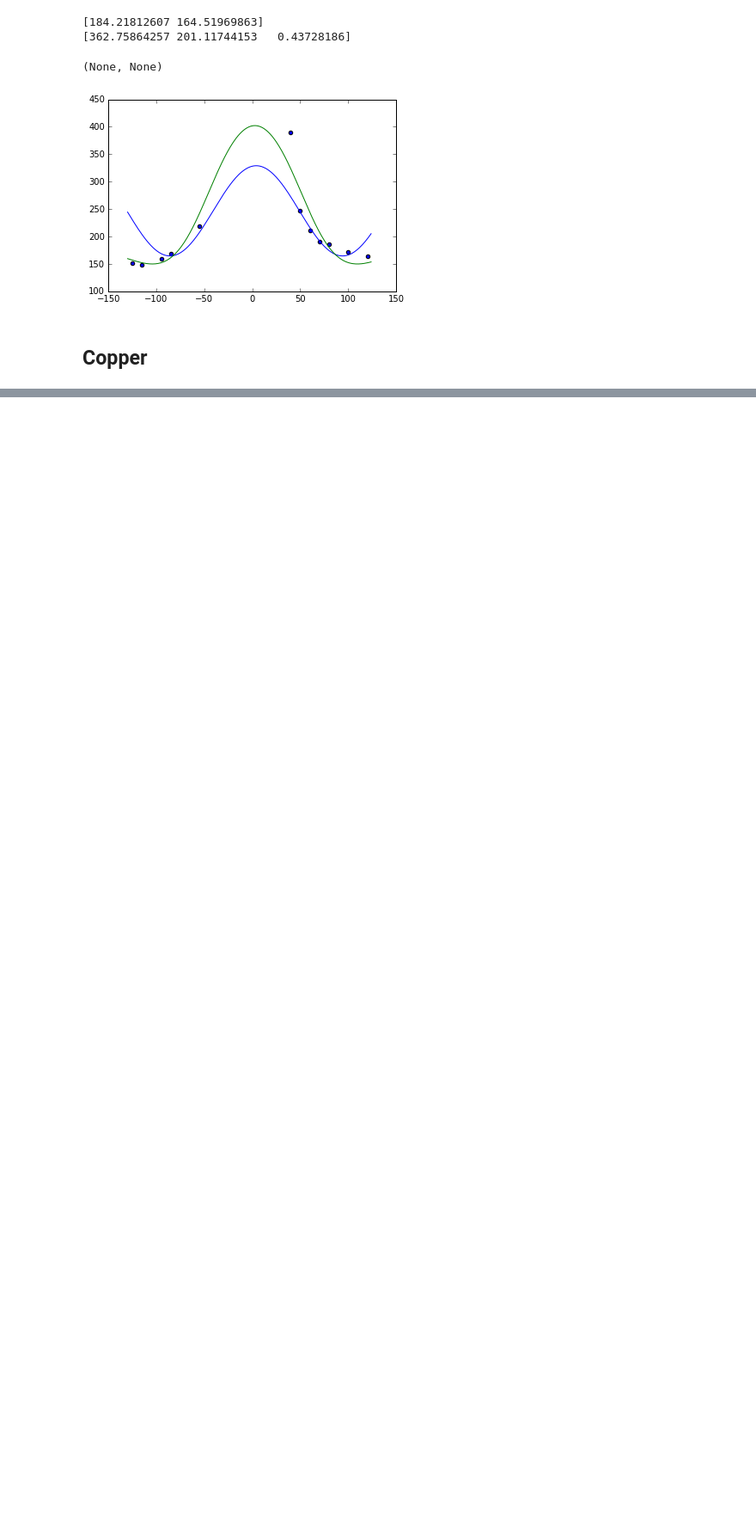
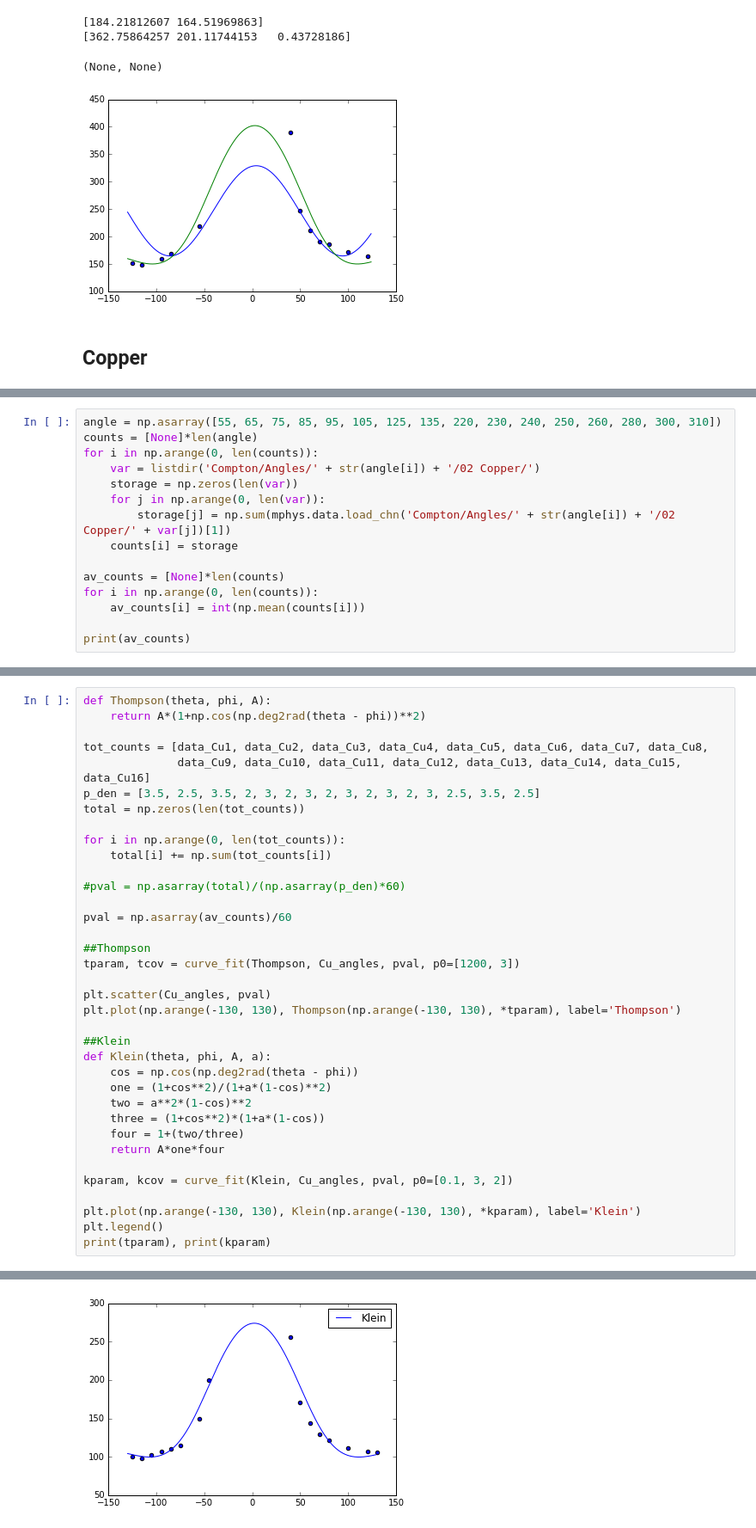
Before and after one commit to jmanlarkin/Compton, a Jupyter notebook: Scattering Fits.ipynb, the cells around one changed output, grey strips where cells are left out. Shown at 86% size. Drawn from its saved outputs; the diff is of its cells as text; blank space fills up the shorter version.

```diff
--- a/Scattering Fits.ipynb
+++ b/Scattering Fits.ipynb
@@ -1007,0 +987,15 @@ print(Chi2(Cu_angles, Cu_cov, Cu_energies, Cu_energies_err))
+# %%
+angle = np.asarray([55, 65, 75, 85, 95, 105, 125, 135, 220, 230, 240, 250, 260, 280, 300, 310])
+counts = [None]*len(angle)
+for i in np.arange(0, len(counts)):
+    var = listdir('Compton/Angles/' + str(angle[i]) + '/02 Copper/')
+    storage = np.zeros(len(var))
+    for j in np.arange(0, len(var)):
+        storage[j] = np.sum(mphys.data.load_chn('Compton/Angles/' + str(angle[i]) + '/02 Copper/' + var[j])[1])
+    counts[i] = storage
+
+av_counts = [None]*len(counts)
+for i in np.arange(0, len(counts)):
+    av_counts[i] = int(np.mean(counts[i]))
+
+print(av_counts)
@@ -1007,0 +1004,37 @@ print(Chi2(Cu_angles, Cu_cov, Cu_energies, Cu_energies_err))
+# %%
+def Thompson(theta, phi, A):
+    return A*(1+np.cos(np.deg2rad(theta - phi))**2)
+
+tot_counts = [data_Cu1, data_Cu2, data_Cu3, data_Cu4, data_Cu5, data_Cu6, data_Cu7, data_Cu8,
+              data_Cu9, data_Cu10, data_Cu11, data_Cu12, data_Cu13, data_Cu14, data_Cu15, data_Cu16]
+p_den = [3.5, 2.5, 3.5, 2, 3, 2, 3, 2, 3, 2, 3, 2, 3, 2.5, 3.5, 2.5]
+total = np.zeros(len(tot_counts))
+
+for i in np.arange(0, len(tot_counts)):
+    total[i] += np.sum(tot_counts[i])
+
+#pval = np.asarray(total)/(np.asarray(p_den)*60)
+
+pval = np.asarray(av_counts)/60
+
+##Thompson
+tparam, tcov = curve_fit(Thompson, Cu_angles, pval, p0=[1200, 3])
+
+plt.scatter(Cu_angles, pval)
+plt.plot(np.arange(-130, 130), Thompson(np.arange(-130, 130), *tparam), label='Thompson')
+
+##Klein
+def Klein(theta, phi, A, a):
+    cos = np.cos(np.deg2rad(theta - phi))
+    one = (1+cos**2)/(1+a*(1-cos)**2)
+    two = a**2*(1-cos)**2
+    three = (1+cos**2)*(1+a*(1-cos))
+    four = 1+(two/three)
+    return A*one*four
+
+kparam, kcov = curve_fit(Klein, Cu_angles, pval, p0=[0.1, 3, 2])
+
+plt.plot(np.arange(-130, 130), Klein(np.arange(-130, 130), *kparam), label='Klein')
+plt.legend()
+print(tparam), print(kparam)
+# %% [output]
@@ -1007,0 +1044 @@ print(Chi2(Cu_angles, Cu_cov, Cu_energies, Cu_energies_err))
+[figure, added]
```
Also changed, not shown: parts of 15 cells of this notebook, 5 other files.
